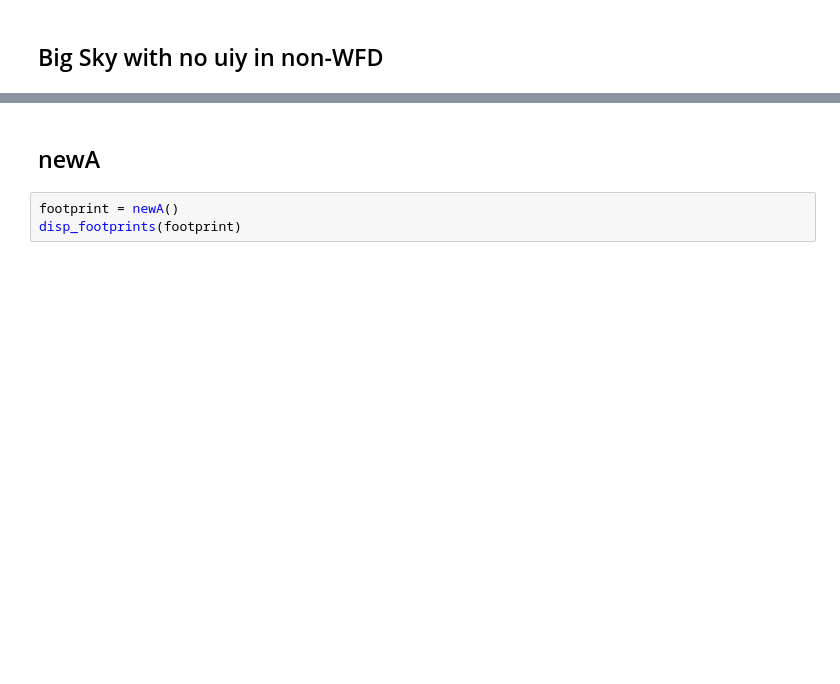
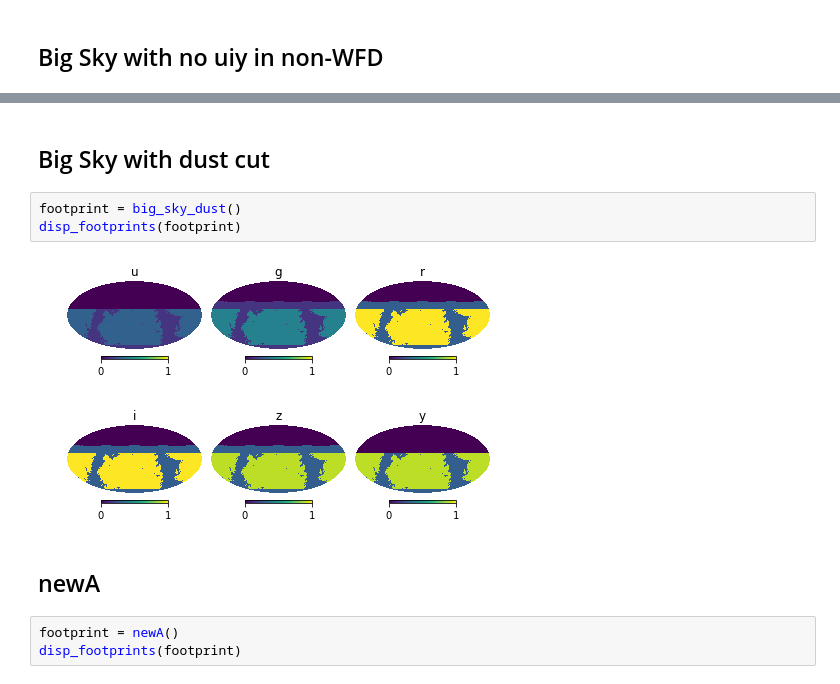
Before and after one commit to lsst-sims/sims_featureScheduler_runs, a Jupyter notebook: footprints/viz_footprints.ipynb, the cells around one changed output, grey strips where cells are left out. Drawn from its saved outputs; the diff is of its cells as text; blank space fills up the shorter version.

Commit message:
adding a dust cut footprint

```diff
--- a/footprints/viz_footprints.ipynb
+++ b/footprints/viz_footprints.ipynb
@@ -41,3 +41,10 @@ disp_footprints(footprint)
+# %% [markdown]
+## Big Sky with dust cut
+# %%
+footprint = big_sky_dust()
+disp_footprints(footprint)
+# %% [output]
+[figure, added]
 # %% [markdown]
 ## newA
 # %%
```
Also changed, not shown: parts of 8 cells of this notebook, 2 other files.
